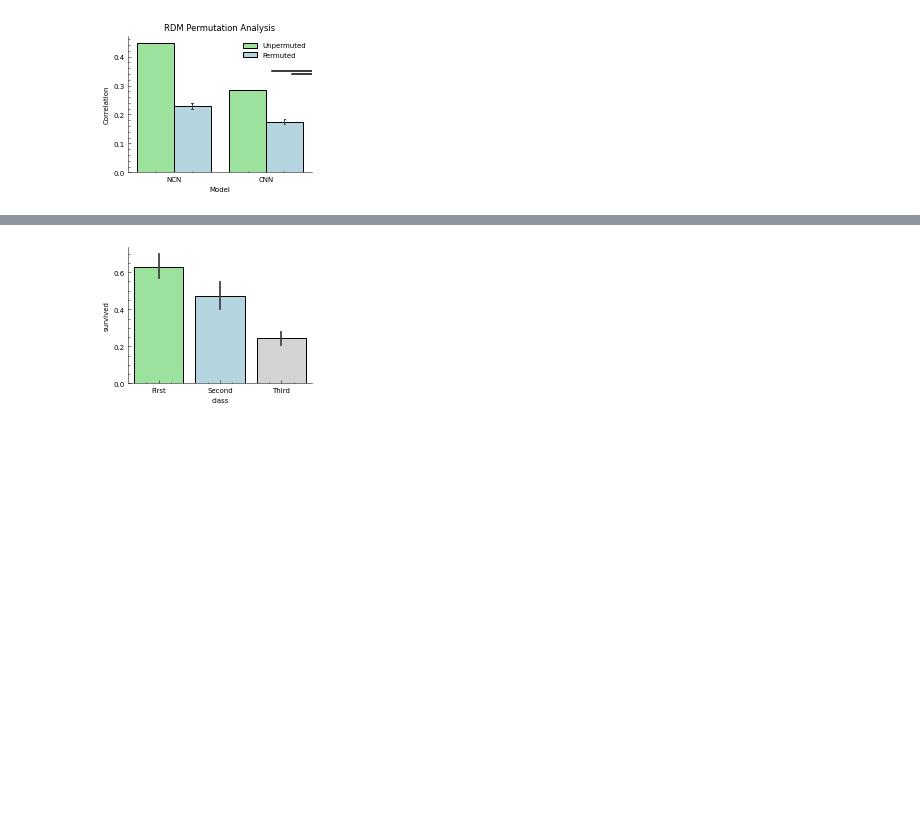
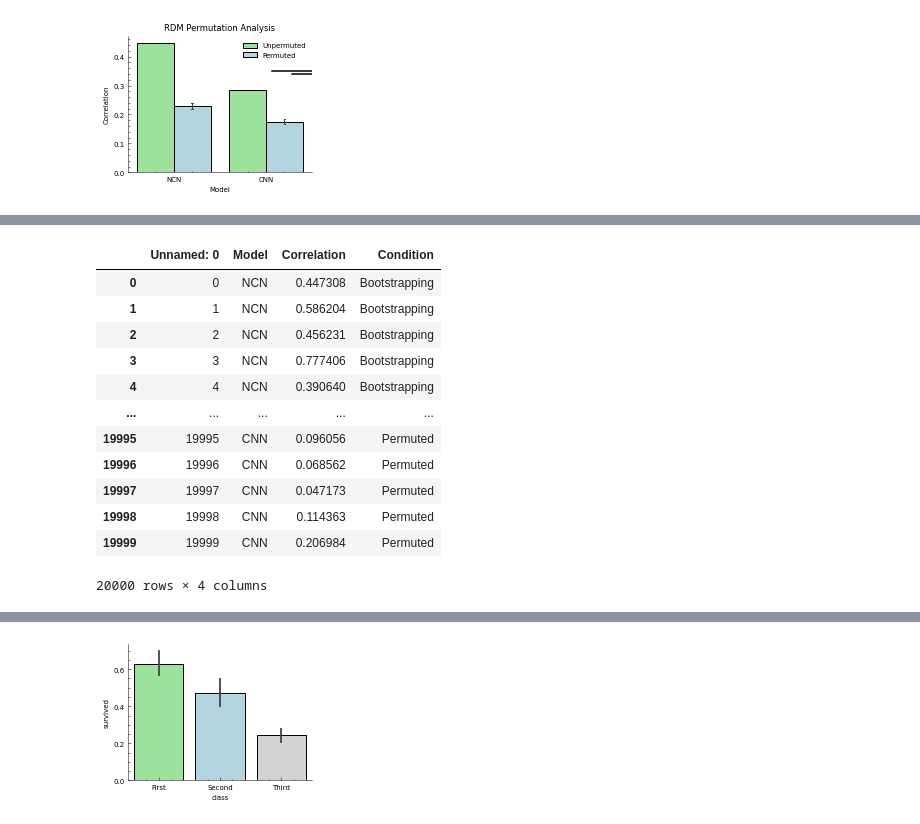
Before and after one commit to LuZeking/plotfile, a Jupyter notebook: plotfile/_scripts/bar.ipynb, the cells around one changed output, grey strips where cells are left out. Drawn from its saved outputs; the diff is of its cells as text; code cells hidden in the pictures; blank space fills up the shorter version.

```diff
--- a/plotfile/_scripts/bar.ipynb
+++ b/plotfile/_scripts/bar.ipynb
@@ -131,0 +135,18 @@ df
+# %%
+df_boostrap = pd.read_csv("data/shuffled_bootstrapping_vs_permutation.csv") ##06_2022_results0_31bootstrapping_vs_permutation.csv")
+# df_boostrap["Condition"][:10000] = "Bootstrapping"
+df_boostrap
+# %% [output]
+|  | Unnamed: 0 | Model | Correlation | Condition |
+| 0 | 0 | NCN | 0.447308 | Bootstrapping |
+| 1 | 1 | NCN | 0.586204 | Bootstrapping |
+| 2 | 2 | NCN | 0.456231 | Bootstrapping |
+| 3 | 3 | NCN | 0.777406 | Bootstrapping |
+| 4 | 4 | NCN | 0.390640 | Bootstrapping |
+| ... | ... | ... | ... | ... |
+| 19995 | 19995 | CNN | 0.096056 | Permuted |
+| 19996 | 19996 | CNN | 0.068562 | Permuted |
+| 19997 | 19997 | CNN | 0.047173 | Permuted |
+| 19998 | 19998 | CNN | 0.114363 | Permuted |
+| 19999 | 19999 | CNN | 0.206984 | Permuted |
+20000 rows × 4 columns
```
Also changed, not shown: parts of 6 cells of this notebook, 6 other files.
